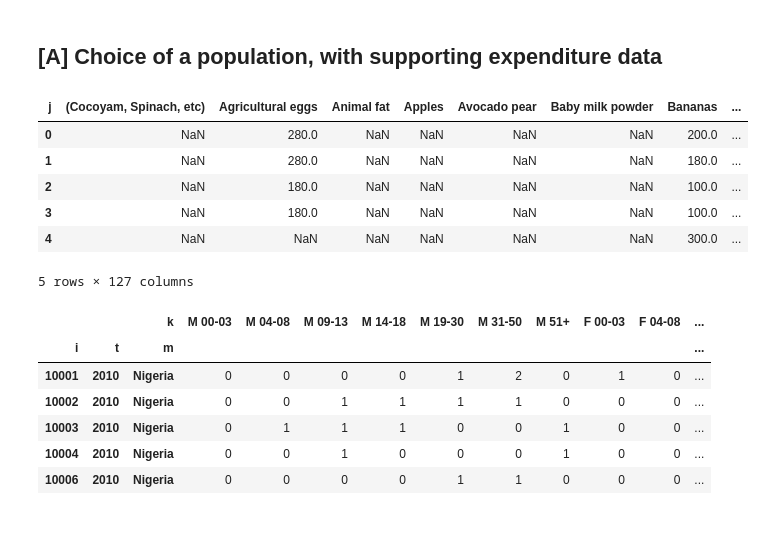
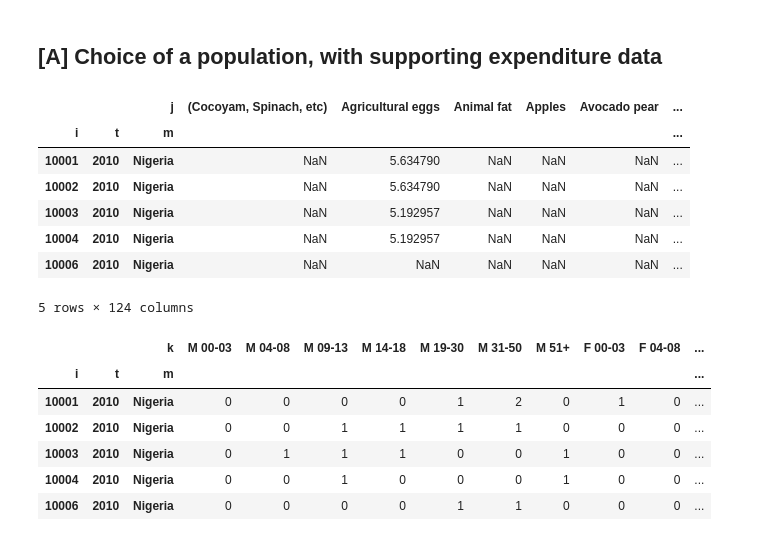
Before and after one commit to eddieguo-1128/EEP153_Proj3, a Jupyter notebook: Proj3_Code_Final.ipynb, the cells around one changed output. Cells and saved outputs as stored; diff of their text form; code cells hidden in the pictures.

```diff
--- a/Proj3_Code_Final.ipynb
+++ b/Proj3_Code_Final.ipynb
@@ -40,28 +40,29 @@ apikey = "lxD6lWLfAtFMmMogo98BZyZakAnjLIADqzEbiTjs"
 ## [A] Choice of a population, with supporting expenditure data
 # %%
 #load datset
-consumption_ownprod = pd.read_excel('Nigeria LSMS Consumption from Own Production.xlsx')
-consumption = pd.read_excel('Nigeria LSMS Consumption.xlsx')
-expenditures = pd.read_excel('Nigeria LSMS.xlsx',sheet_name='Expenditures')
-hh_characteristics = pd.read_excel('Nigeria LSMS.xlsx',sheet_name='HH Characteristics')
-rdi = pd.read_excel('Uganda.xlsx',sheet_name='RDI')
+consumption_ownprod = pd.read_excel('data/Nigeria LSMS Consumption from Own Production.xlsx')
+consumption = pd.read_excel('data/Nigeria LSMS Consumption.xlsx')
+expenditures = pd.read_excel('data/Nigeria LSMS.xlsx',sheet_name='Expenditures')
+hh_characteristics = pd.read_excel('data/Nigeria LSMS.xlsx',sheet_name='HH Characteristics')
+rdi = pd.read_excel('data/Uganda.xlsx',sheet_name='RDI')
 # %%
 # Get expenditures...
 expenditures.columns.name = 'j'
 
 expenditures = expenditures.groupby('j',axis=1).sum()
 expenditures = expenditures.replace(0,np.nan)
-expenditures1 = np.log(expenditures.set_index(['i','t','m']))
+expenditures = np.log(expenditures.set_index(['i','t','m']))
 
 expenditures.head()
 # %% [output]
-| j | (Cocoyam, Spinach, etc) | Agricultural eggs | Animal fat | Apples | Avocado pear | Baby milk powder | Bananas | ... |
-| 0 | NaN | 280.0 | NaN | NaN | NaN | NaN | 200.0 | ... |
-| 1 | NaN | 280.0 | NaN | NaN | NaN | NaN | 180.0 | ... |
-| 2 | NaN | 180.0 | NaN | NaN | NaN | NaN | 100.0 | ... |
-| 3 | NaN | 180.0 | NaN | NaN | NaN | NaN | 100.0 | ... |
-| 4 | NaN | NaN | NaN | NaN | NaN | NaN | 300.0 | ... |
+|  |  | j | (Cocoyam, Spinach, etc) | Agricultural eggs | Animal fat | Apples | Avocado pear | ... |
+| i | t | m |  |  |  |  |  | ... |
+| 10001 | 2010 | Nigeria | NaN | 5.634790 | NaN | NaN | NaN | ... |
+| 10002 | 2010 | Nigeria | NaN | 5.634790 | NaN | NaN | NaN | ... |
+| 10003 | 2010 | Nigeria | NaN | 5.192957 | NaN | NaN | NaN | ... |
+| 10004 | 2010 | Nigeria | NaN | 5.192957 | NaN | NaN | NaN | ... |
+| 10006 | 2010 | Nigeria | NaN | NaN | NaN | NaN | NaN | ... |
-5 rows × 127 columns
+5 rows × 124 columns
 # %%
 # Get HH characteristics...
 hh_characteristics.columns.name = 'k'
```
Also changed, not shown: parts of 24 cells of this notebook.
